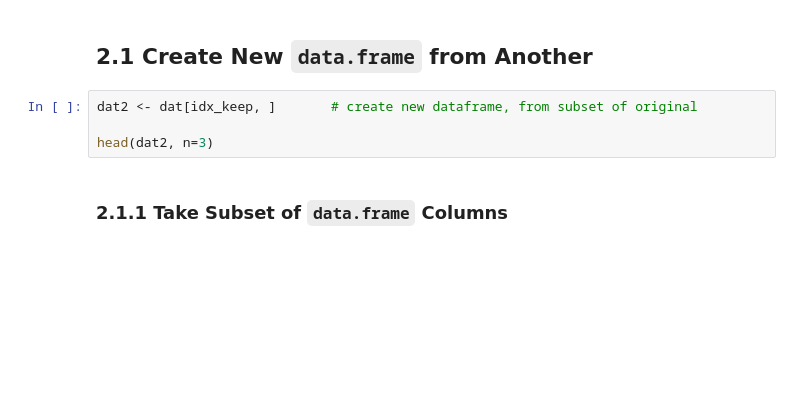
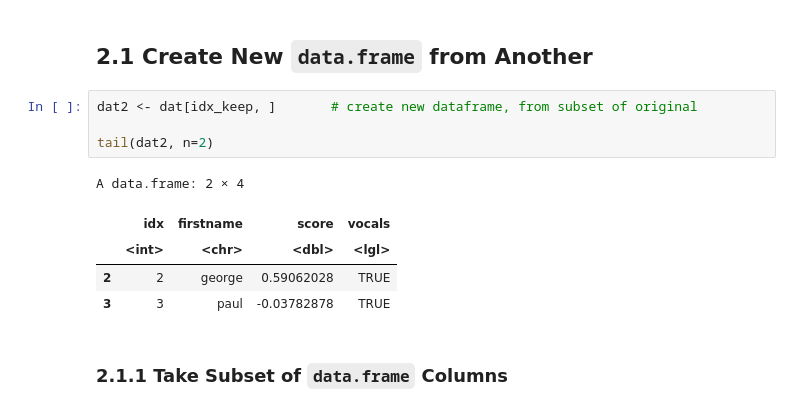
Before and after one commit to eldu/mpa-2065-slides, a Jupyter notebook: 05-1_dataframes_and_reading_csv.ipynb, the cells around one changed output. Saved outputs shown, nothing was run; the diff lists cells and outputs as text; blank space fills up the shorter version.

```diff
--- a/05-1_dataframes_and_reading_csv.ipynb
+++ b/05-1_dataframes_and_reading_csv.ipynb
@@ -53,7 +91,13 @@ dat[idx_keep, ]
 # %%
 dat2 <- dat[idx_keep, ]       # create new dataframe, from subset of original
 
-head(dat2, n=3)
+tail(dat2, n=2)
+# %% [output]
+A data.frame: 2 × 4
+|  | idx | firstname | score | vocals |
+|  | <int> | <chr> | <dbl> | <lgl> |
+| 2 | 2 | george | 0.59062028 | TRUE |
+| 3 | 3 | paul | -0.03782878 | TRUE |
 # %% [markdown]
 ### 2.1.1 Take Subset of `data.frame` Columns
 # %%
```
Also changed, not shown: parts of 30 cells of this notebook, 1 other file.
